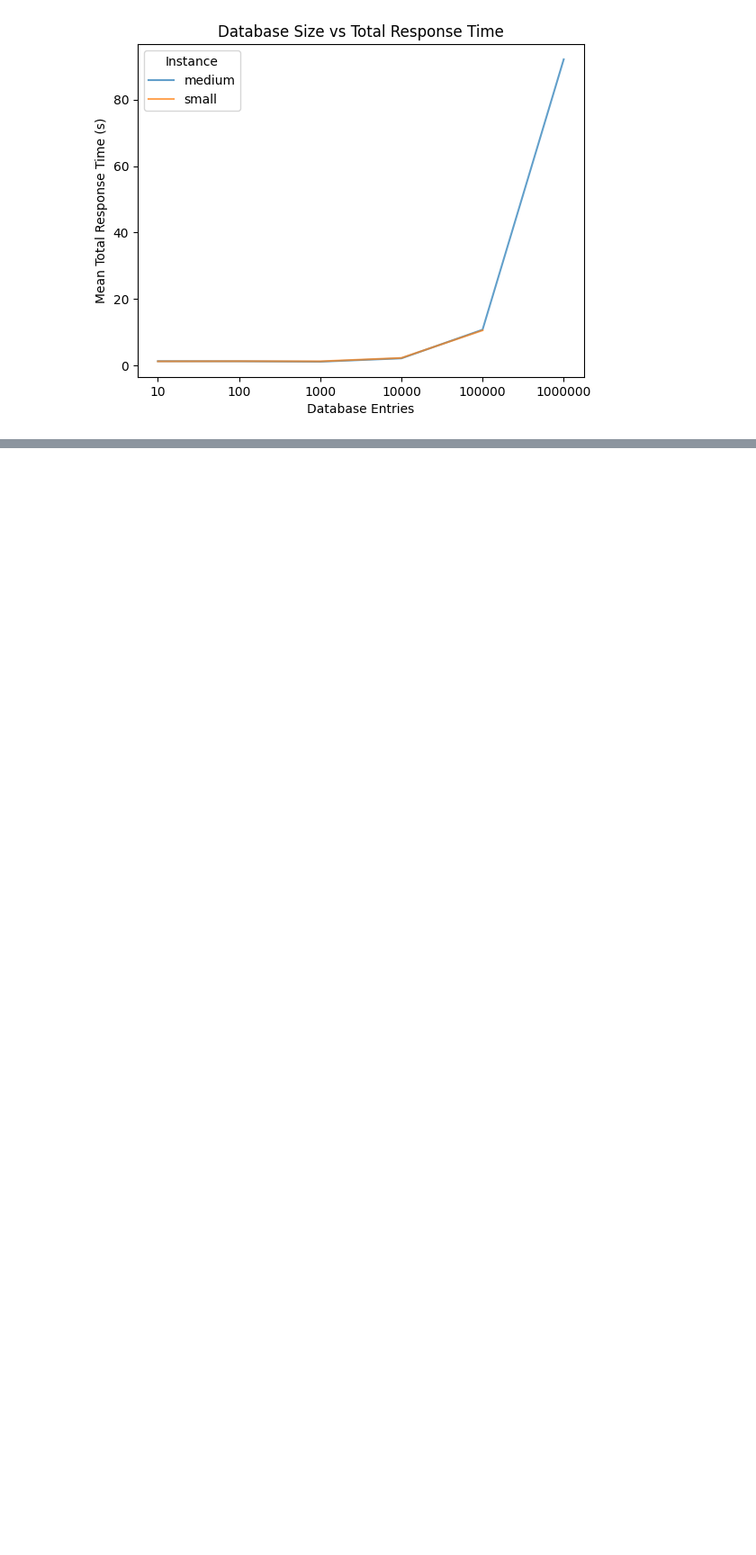
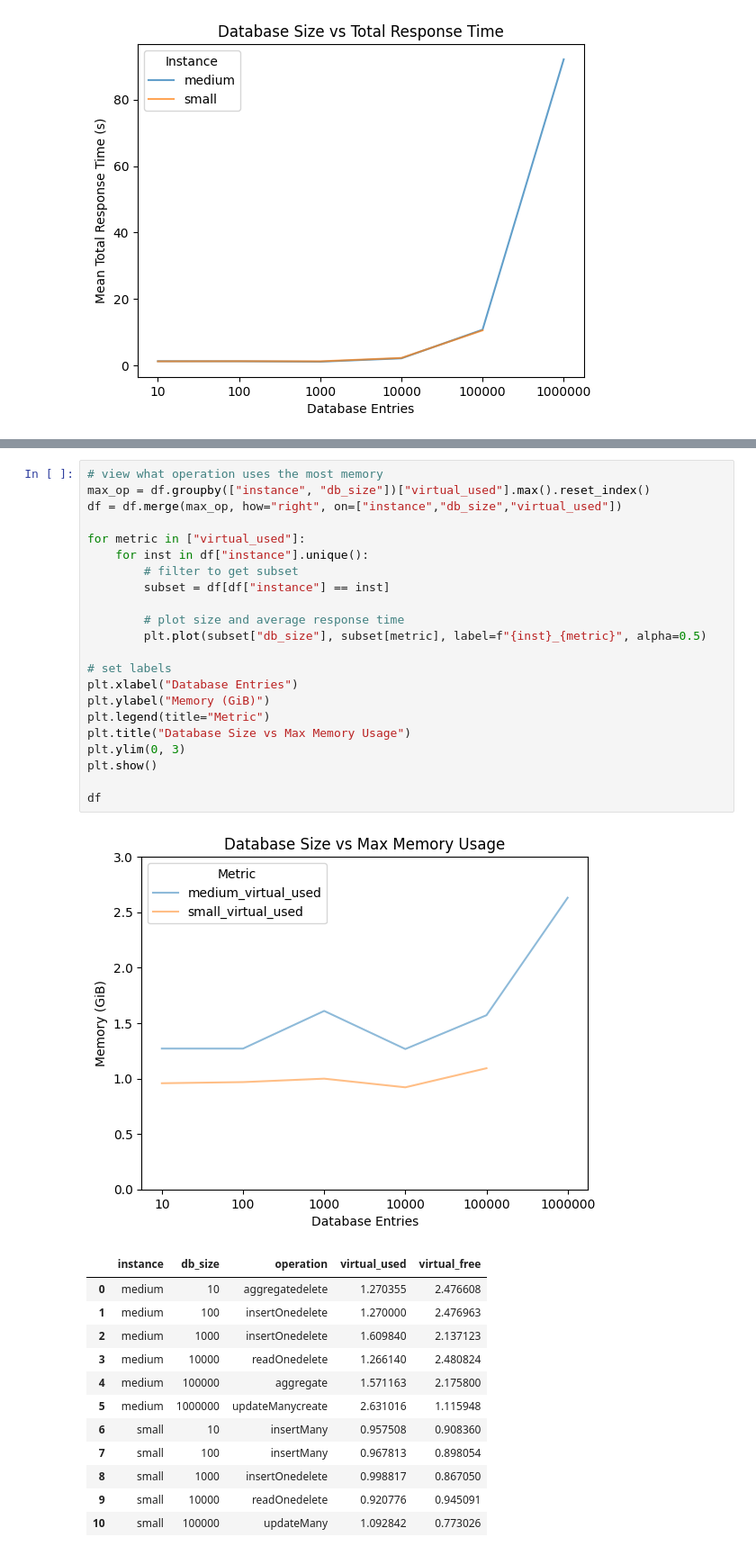
Before and after one commit to AhmadJanjua/MongoPerformance, a Jupyter notebook: src/analysis.ipynb, the cells around one changed output, grey strips where cells are left out. Shown at 90% size. Drawn from its saved outputs; the diff is of its cells as text; blank space fills up the shorter version.

```diff
--- a/src/analysis.ipynb
+++ b/src/analysis.ipynb
@@ -113,0 +150,36 @@ plt.show()
+# %%
+# view what operation uses the most memory
+max_op = df.groupby(["instance", "db_size"])["virtual_used"].max().reset_index()
+df = df.merge(max_op, how="right", on=["instance","db_size","virtual_used"])
+
+for metric in ["virtual_used"]:
+    for inst in df["instance"].unique():
+        # filter to get subset
+        subset = df[df["instance"] == inst]
+
+        # plot size and average response time
+        plt.plot(subset["db_size"], subset[metric], label=f"{inst}_{metric}", alpha=0.5)
+
+# set labels
+plt.xlabel("Database Entries")
+plt.ylabel("Memory (GiB)")
+plt.legend(title="Metric")
+plt.title("Database Size vs Max Memory Usage")
+plt.ylim(0, 3)
+plt.show()
+
+df
+# %% [output]
+[figure, added]
+|  | instance | db_size | operation | virtual_used | virtual_free |
+| 0 | medium | 10 | aggregatedelete | 1.270355 | 2.476608 |
+| 1 | medium | 100 | insertOnedelete | 1.270000 | 2.476963 |
+| 2 | medium | 1000 | insertOnedelete | 1.609840 | 2.137123 |
+| 3 | medium | 10000 | readOnedelete | 1.266140 | 2.480824 |
+| 4 | medium | 100000 | aggregate | 1.571163 | 2.175800 |
+| 5 | medium | 1000000 | updateManycreate | 2.631016 | 1.115948 |
+| 6 | small | 10 | insertMany | 0.957508 | 0.908360 |
+| 7 | small | 100 | insertMany | 0.967813 | 0.898054 |
+| 8 | small | 1000 | insertOnedelete | 0.998817 | 0.867050 |
+| 9 | small | 10000 | readOnedelete | 0.920776 | 0.945091 |
+| 10 | small | 100000 | updateMany | 1.092842 | 0.773026 |
```
Also changed, not shown: parts of 10 cells of this notebook.
